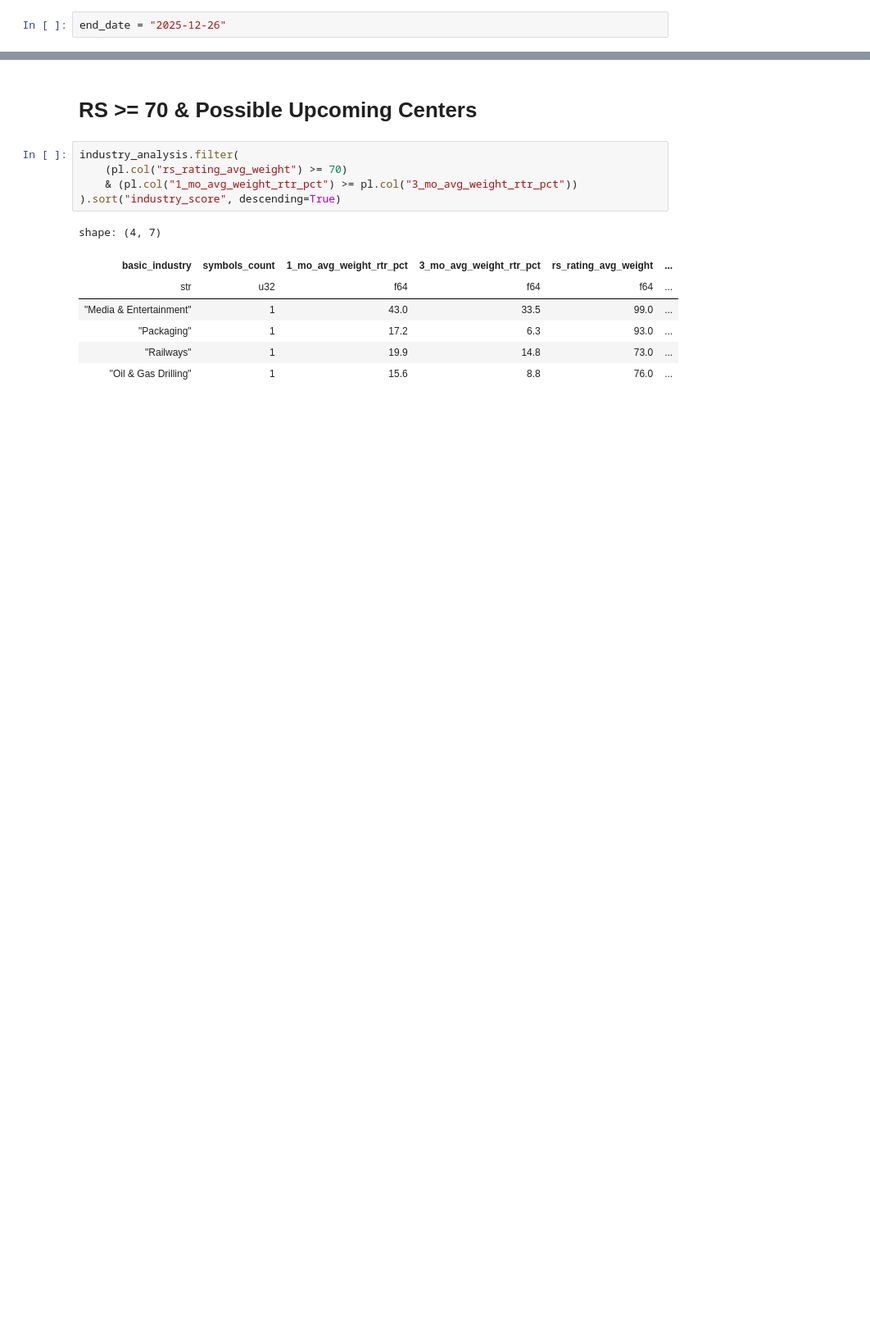
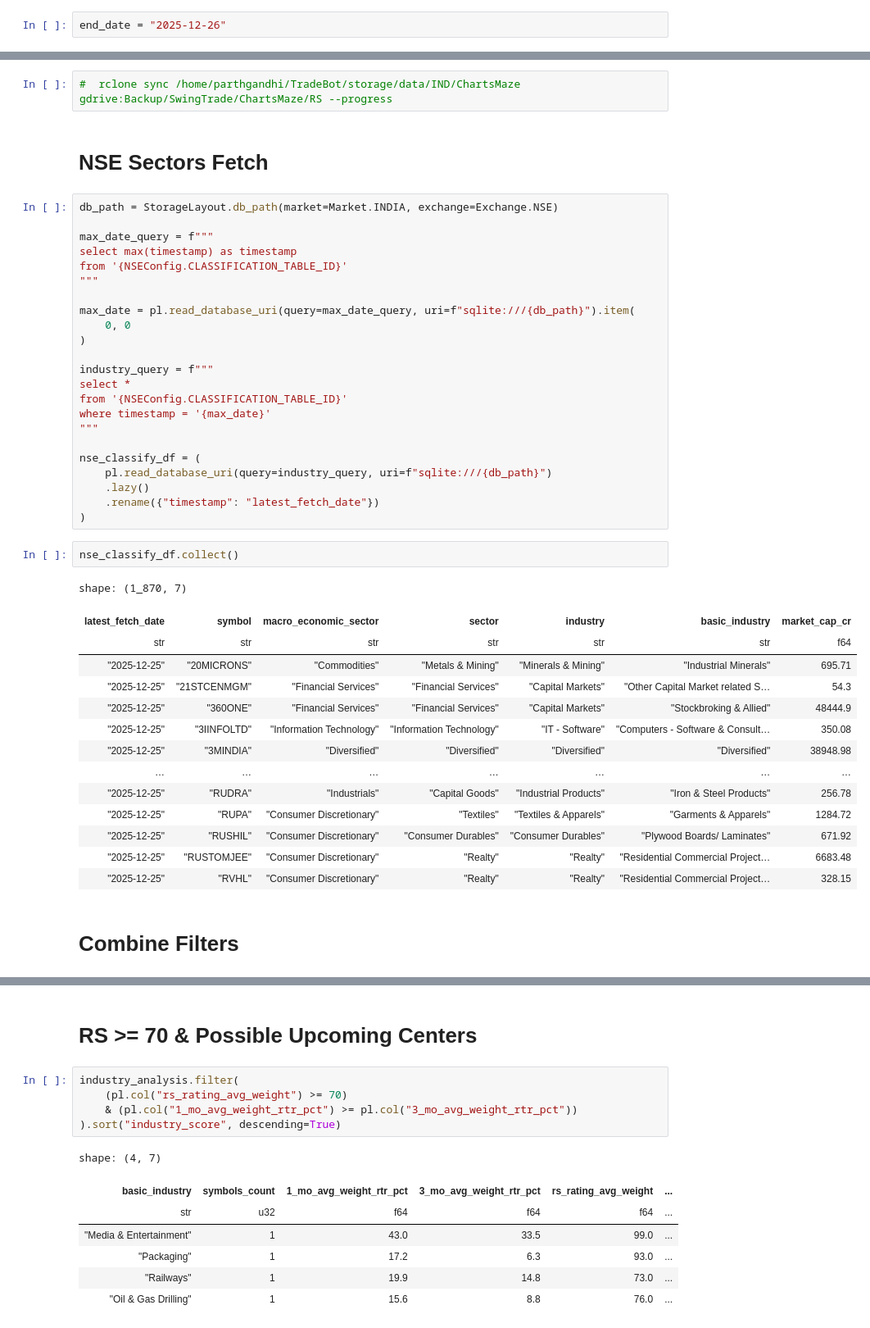
Before and after one commit to GandhiParth/TradeBot, a Jupyter notebook: src/notebooks/nse_scans.ipynb, the cells around one changed output, grey strips where cells are left out. Shown at 82% size. Cells and saved outputs as stored; diff of their text form; blank space fills up the shorter version.

```diff
--- a/src/notebooks/nse_scans.ipynb
+++ b/src/notebooks/nse_scans.ipynb
@@ -24,4 +48,50 @@ classify_df = pl.scan_csv("/home/parthgandhi/Downloads/charts_maze_scanner.csv")
 )
+# %%
+#  rclone sync /home/parthgandhi/TradeBot/storage/data/IND/ChartsMaze gdrive:Backup/SwingTrade/ChartsMaze/RS --progress
+# %% [markdown]
+# NSE Sectors Fetch
+# %%
+db_path = StorageLayout.db_path(market=Market.INDIA, exchange=Exchange.NSE)
+
+max_date_query = f"""
+select max(timestamp) as timestamp
+from '{NSEConfig.CLASSIFICATION_TABLE_ID}'
+"""
+
+max_date = pl.read_database_uri(query=max_date_query, uri=f"sqlite:///{db_path}").item(
+    0, 0
+)
+
+industry_query = f"""
+select *
+from '{NSEConfig.CLASSIFICATION_TABLE_ID}'
+where timestamp = '{max_date}'
+"""
+
+nse_classify_df = (
+    pl.read_database_uri(query=industry_query, uri=f"sqlite:///{db_path}")
+    .lazy()
+    .rename({"timestamp": "latest_fetch_date"})
+)
+# %%
+nse_classify_df.collect()
+# %% [output]
+shape: (1_870, 7)
+| latest_fetch_date | symbol | macro_economic_sector | sector | industry | basic_industry | market_cap_cr |
+| str | str | str | str | str | str | f64 |
+| "2025-12-25" | "20MICRONS" | "Commodities" | "Metals & Mining" | "Minerals & Mining" | "Industrial Minerals" | 695.71 |
+| "2025-12-25" | "21STCENMGM" | "Financial Services" | "Financial Services" | "Capital Markets" | "Other Capital Market related S… | 54.3 |
+| "2025-12-25" | "360ONE" | "Financial Services" | "Financial Services" | "Capital Markets" | "Stockbroking & Allied" | 48444.9 |
+| "2025-12-25" | "3IINFOLTD" | "Information Technology" | "Information Technology" | "IT - Software" | "Computers - Software & Consult… | 350.08 |
+| "2025-12-25" | "3MINDIA" | "Diversified" | "Diversified" | "Diversified" | "Diversified" | 38948.98 |
+| … | … | … | … | … | … | … |
+| "2025-12-25" | "RUDRA" | "Industrials" | "Capital Goods" | "Industrial Products" | "Iron & Steel Products" | 256.78 |
+| "2025-12-25" | "RUPA" | "Consumer Discretionary" | "Textiles" | "Textiles & Apparels" | "Garments & Apparels" | 1284.72 |
+| "2025-12-25" | "RUSHIL" | "Consumer Discretionary" | "Consumer Durables" | "Consumer Durables" | "Plywood Boards/ Laminates" | 671.92 |
+| "2025-12-25" | "RUSTOMJEE" | "Consumer Discretionary" | "Realty" | "Realty" | "Residential Commercial Project… | 6683.48 |
+| "2025-12-25" | "RVHL" | "Consumer Discretionary" | "Realty" | "Realty" | "Residential Commercial Project… | 328.15 |
+# %% [markdown]
+# Combine Filters
 # %%
 filters_path = StorageLayout.filters_dir(
     run_date=end_date, market=Market.INDIA_EQUITIES, exchange=Exchange.NSE
```
Also changed, not shown: parts of 13 cells of this notebook, 2 other files.
